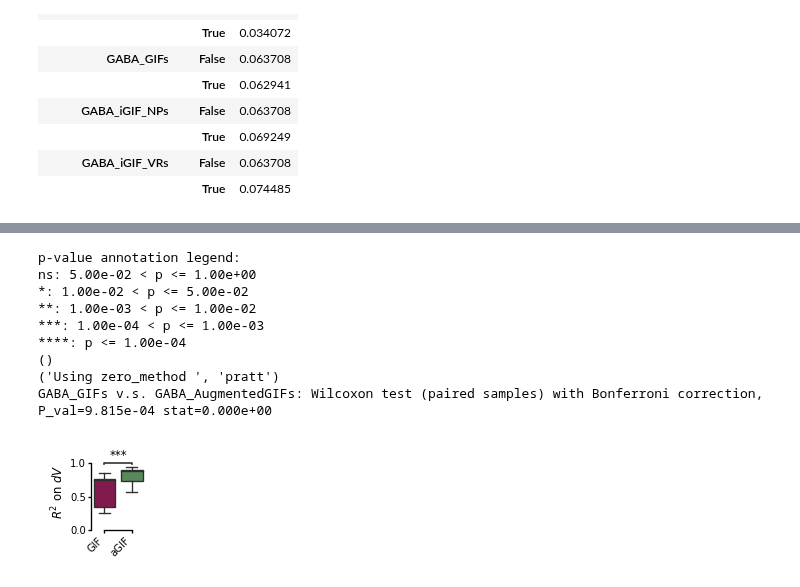
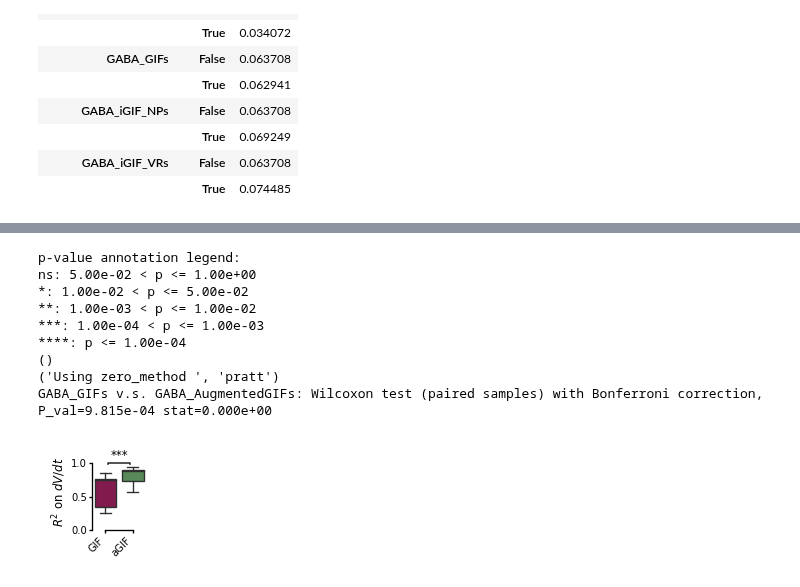
Before and after one commit to nauralcodinglab/raphegif, a Jupyter notebook: figs/scripts/writeup/single_neuron_model_benchmarks.ipynb, the cells around one changed output, grey strips where cells are left out. Saved outputs shown, nothing was run; the diff lists cells and outputs as text; code cells hidden in the pictures.

```diff
--- a/figs/scripts/writeup/single_neuron_model_benchmarks.ipynb
+++ b/figs/scripts/writeup/single_neuron_model_benchmarks.ipynb
@@ -821,32 +938,32 @@ add_stat_annotation(
     linewidth=1,
     fontsize=7,
     line_offset=0.3,
     order=['GABA_GIFs', 'GABA_AugmentedGIFs'],
     box_pairs=[
         ('GABA_GIFs', 'GABA_AugmentedGIFs'),
     ],
     comparisons_correction='bonferroni',
     test='Wilcoxon'
 )
 plt.xticks([0, 1], ['GIF', 'aGIF'], rotation=45, ha='right')
 plt.yticks([0, 0.5, 1])
 plt.xlabel('')
-plt.ylabel('$R^2$ on $dV$')
+plt.ylabel('$R^2$ on $dV/dt$')
 pltools.hide_border('tr', trim=True)
 
 plt.subplots_adjust(left=0.4, bottom=0.25, top=0.9, right=0.97)
 
 if IMG_PATH is not None:
     plt.savefig(os.path.join(IMG_PATH, 'GABA_r2_dV_benchmark.png'))
     plt.savefig(os.path.join(IMG_PATH, 'GABA_r2_dV_benchmark.svg'))
 # %% [output]
 p-value annotation legend:
 ns: 5.00e-02 < p <= 1.00e+00
 *: 1.00e-02 < p <= 5.00e-02
 **: 1.00e-03 < p <= 1.00e-02
 ***: 1.00e-04 < p <= 1.00e-03
 ****: p <= 1.00e-04
 ()
 ('Using zero_method ', 'pratt')
 GABA_GIFs v.s. GABA_AugmentedGIFs: Wilcoxon test (paired samples) with Bonferroni correction, P_val=9.815e-04 stat=0.000e+00
-[figure, old version]
+[figure, new version]
```
Also changed, not shown: parts of 14 cells of this notebook.
